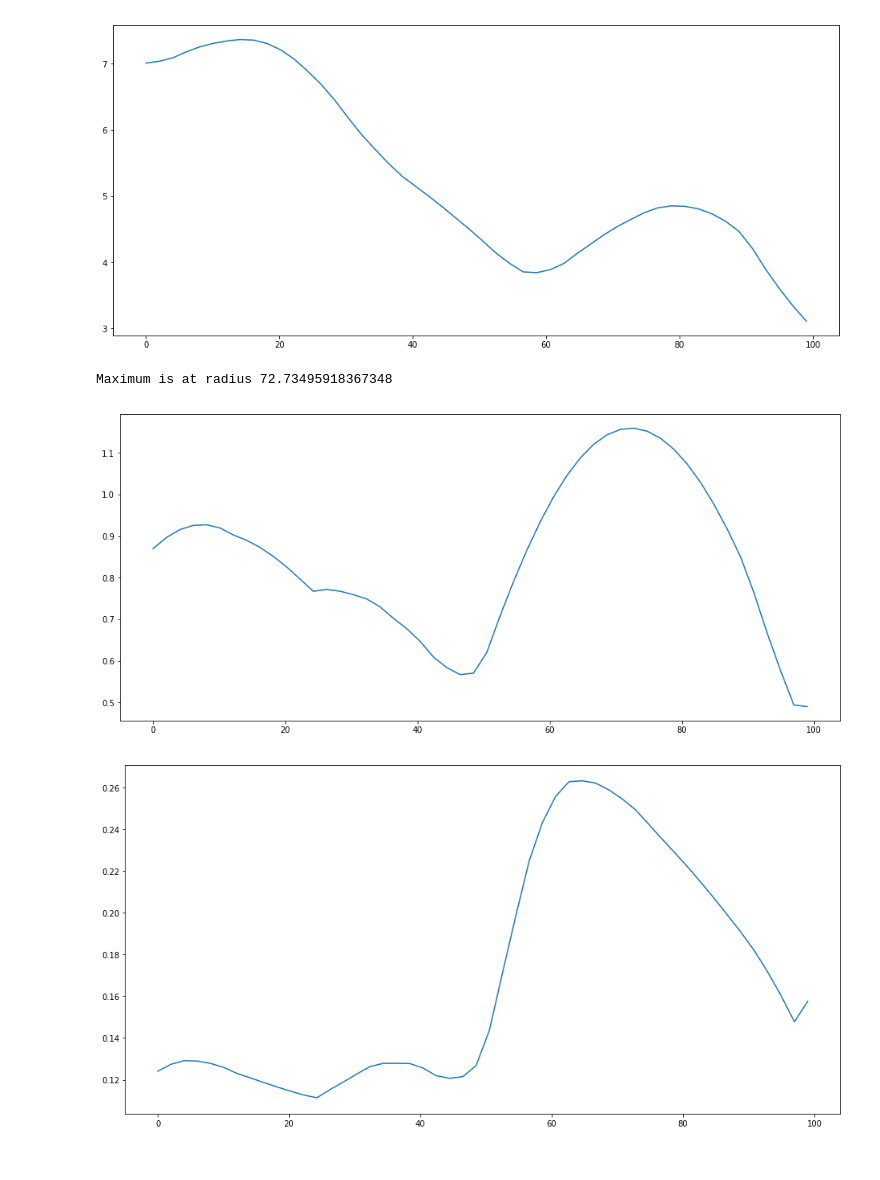
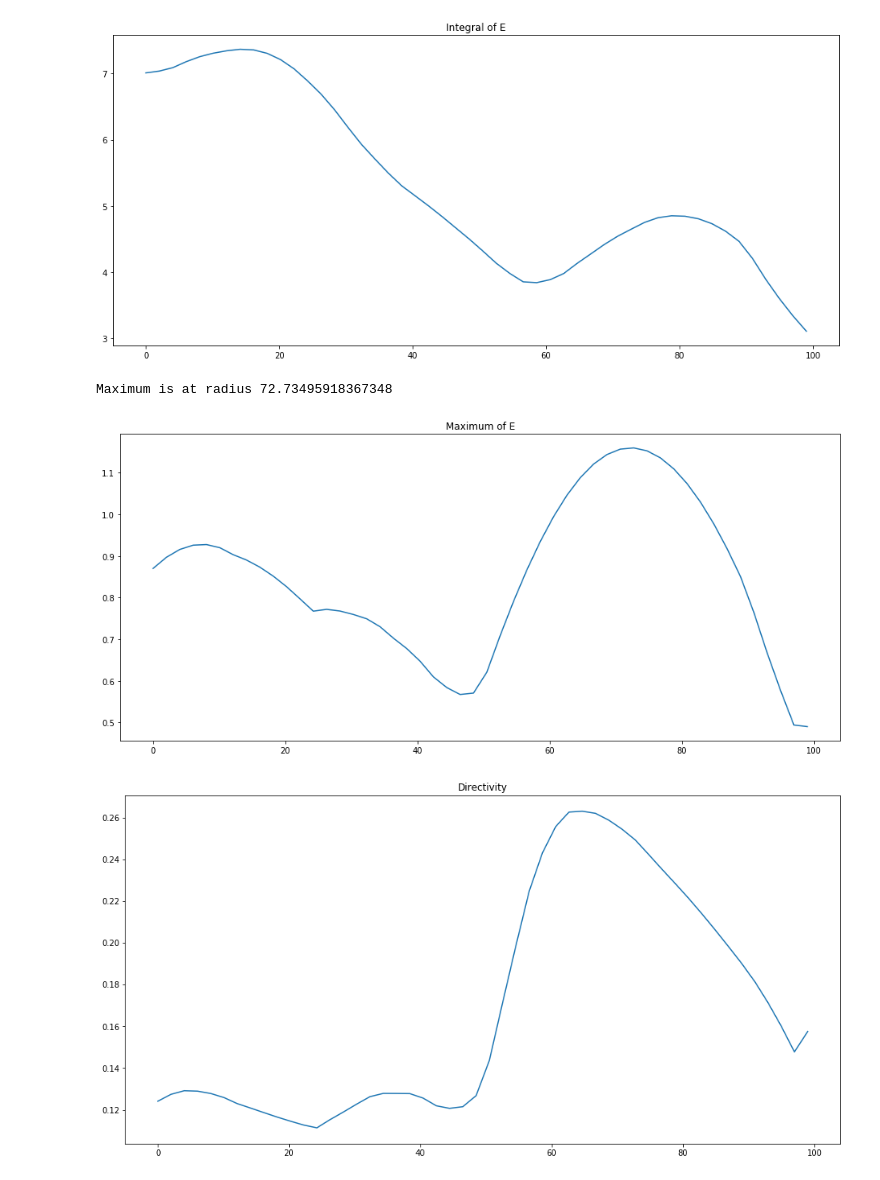
Before and after one commit to BioRyajenka/scattnlay, a Jupyter notebook: examples/Untitled.ipynb, the cells around one changed output. Cells and saved outputs as stored; diff of their text form; code cells hidden in the pictures.

```diff
--- a/examples/Untitled.ipynb
+++ b/examples/Untitled.ipynb
@@ -254,20 +261,22 @@ print maxs
 # %%
 plt.figure(figsize=(16, 7))
-#_ = plt.plot(xs, maxs)
+plt.title("Integral of E")
 _ = plt.plot(xs, ints)
 # %% [output]
-[figure, old version]
+[figure, new version]
 # %%
 plt.figure(figsize=(16, 7))
+plt.title("Maximum of E")
 _ = plt.plot(xs, maxs)
 maxrad = xs[np.argmax(maxs)]
 print "Maximum is at radius", maxrad
 #_ = plt.axvline(x=maxrad)
 # %% [output]
 Maximum is at radius 72.73495918367348
-[figure, old version]
+[figure, new version]
 # %%
 plt.figure(figsize=(16,8))
+plt.title("Directivity")
 _ = plt.plot(xs, maxs / ints)
 # %% [output]
-[figure, old version]
+[figure, new version]
```
Also changed, not shown: parts of 16 cells of this notebook, 1 other file.
